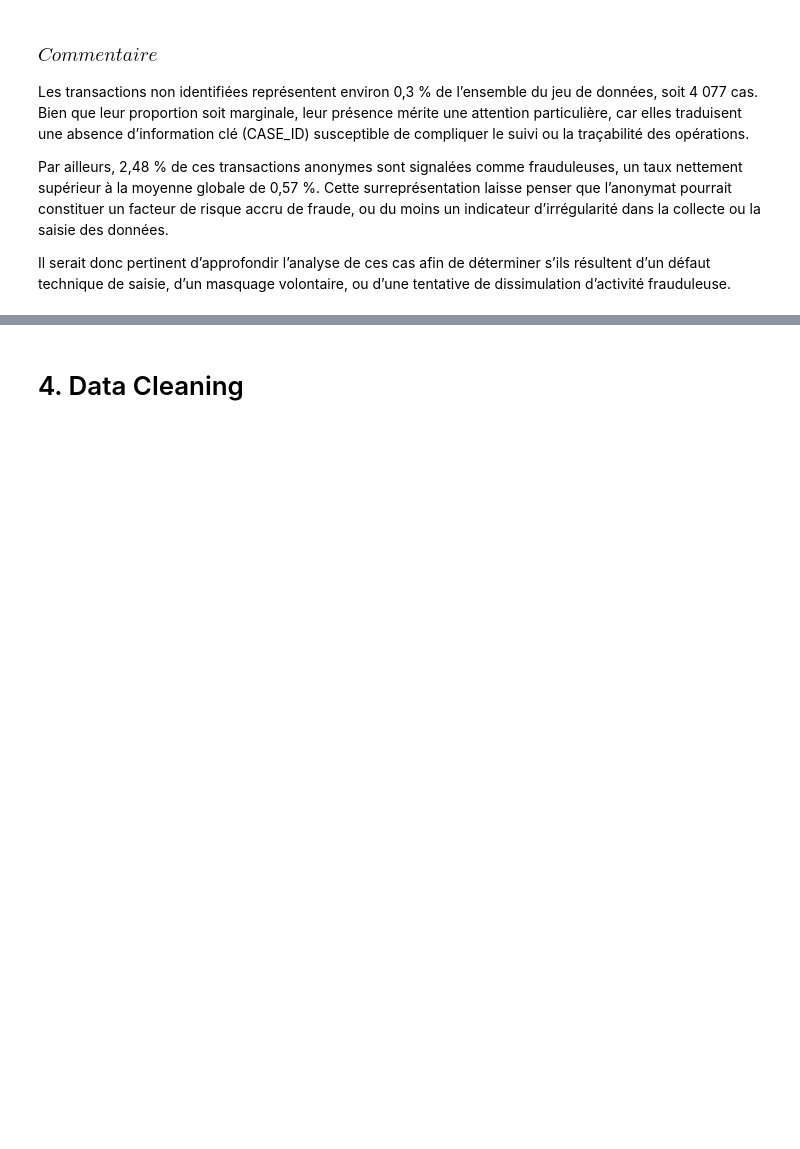
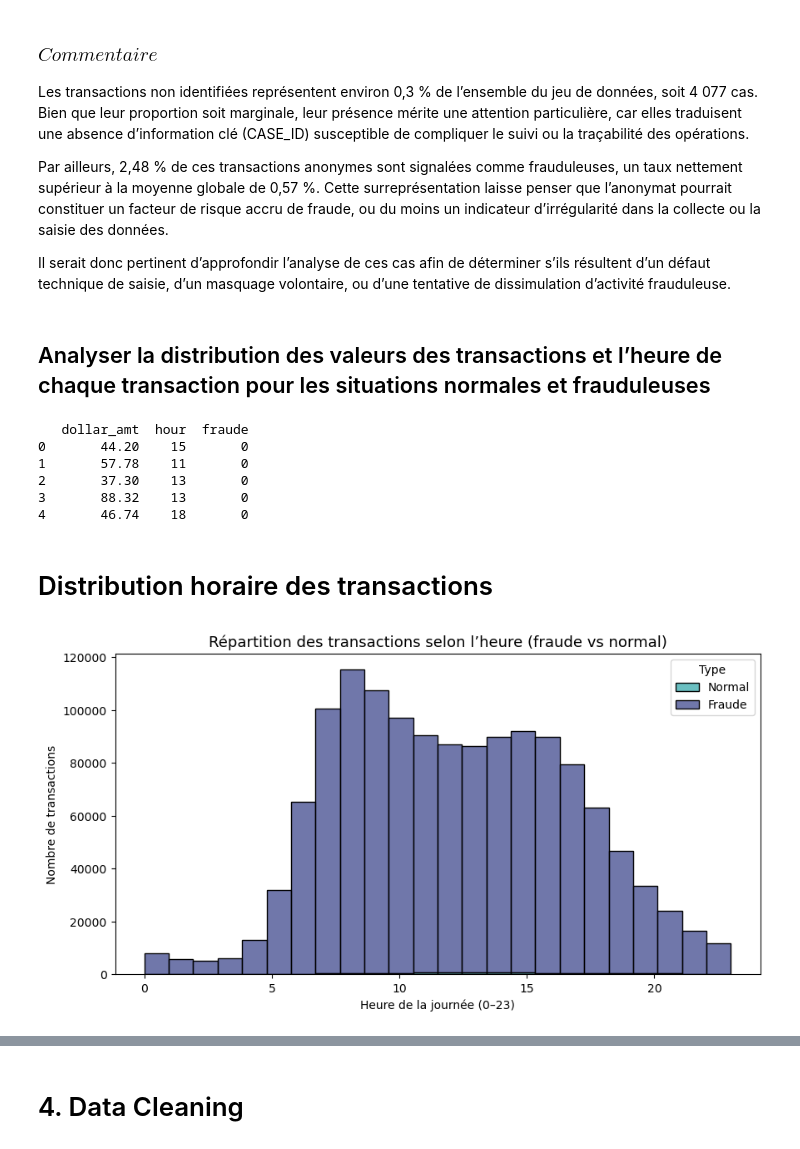
Before and after one commit to PETITLION/DUPE_Capstone_Project, a Jupyter notebook: Final_Project.ipynb, the cells around one changed output, grey strips where cells are left out. Cells and saved outputs as stored; diff of their text form; code cells hidden in the pictures; blank space fills up the shorter version.

```diff
--- a/Final_Project.ipynb
+++ b/Final_Project.ipynb
@@ -382,3 +385,35 @@ Les transactions non identifiées représentent environ 0,3 % de l’ensemble du
 Par ailleurs, 2,48 % de ces transactions anonymes sont signalées comme frauduleuses, un taux nettement supérieur à la moyenne globale de 0,57 %. Cette surreprésentation laisse penser que l’anonymat pourrait constituer un facteur de risque accru de fraude, ou du moins un indicateur d’irrégularité dans la collecte ou la saisie des données.
 
 Il serait donc pertinent d’approfondir l’analyse de ces cas afin de déterminer s’ils résultent d’un défaut technique de saisie, d’un masquage volontaire, ou d’une tentative de dissimulation d’activité frauduleuse.
+# %% [markdown]
+## Analyser la distribution des valeurs des transactions et l’heure de chaque transaction pour les situations normales et frauduleuses
+# %%
+# Copie du dataframe pour éviter de modifier l'original
+df = Data_card_complete.copy()
+# %%
+# Conversion de la colonne d'heure en format datetime
+df['Local_Transaction_Time'] = pd.to_datetime(df['Local_Transaction_Time'], format='%H:%M:%S', errors='coerce')
+# Extraire l'heure sous forme numérique (0 à 23)
+df['hour'] = df['Local_Transaction_Time'].dt.hour
+
+# Vérification rapide
+print(df[['dollar_amt', 'hour', 'fraude']].head())
+# %% [output]
+   dollar_amt  hour  fraude
+0       44.20    15       0
+1       57.78    11       0
+2       37.30    13       0
+3       88.32    13       0
+4       46.74    18       0
+# %% [markdown]
+# Distribution horaire des transactions
+# %%
+plt.figure(figsize=(10,5))
+sns.histplot(data=df, x='hour', hue='fraude', bins=24, multiple='stack', palette='mako')
+plt.title("Répartition des transactions selon l’heure (fraude vs normal)", fontsize=13)
+plt.xlabel("Heure de la journée (0–23)")
+plt.ylabel("Nombre de transactions")
+plt.legend(title='Type', labels=['Normal', 'Fraude'])
+plt.show()
+# %% [output]
+[figure, added]
```
Also changed, not shown: parts of 21 cells of this notebook.
